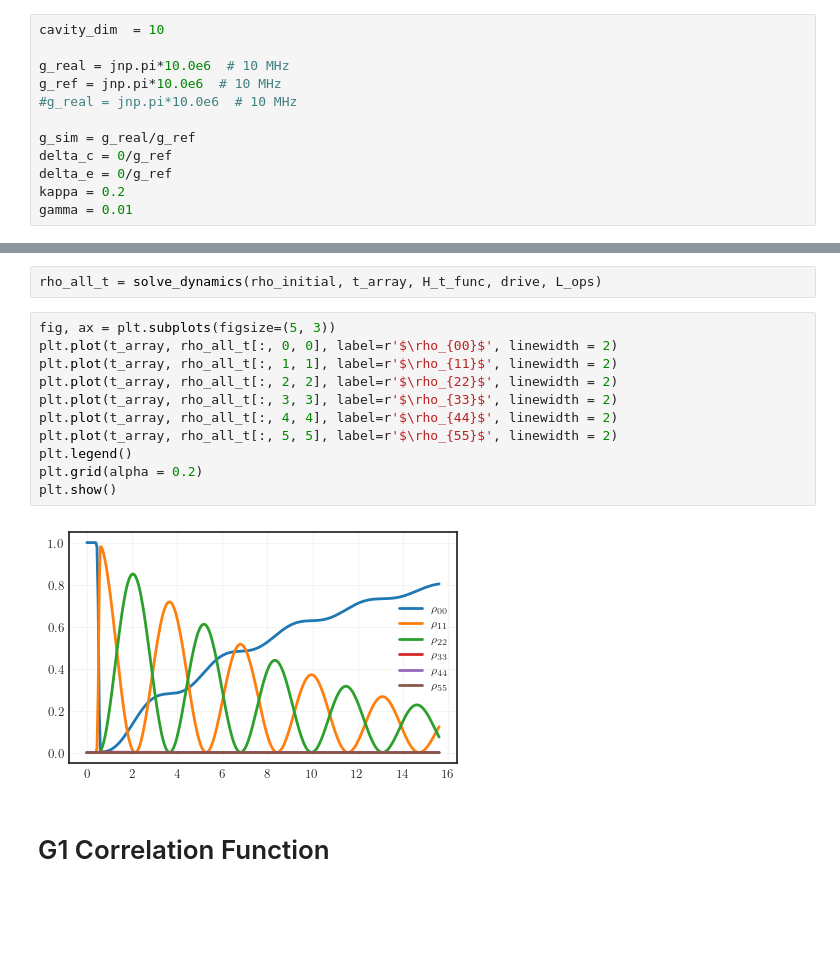
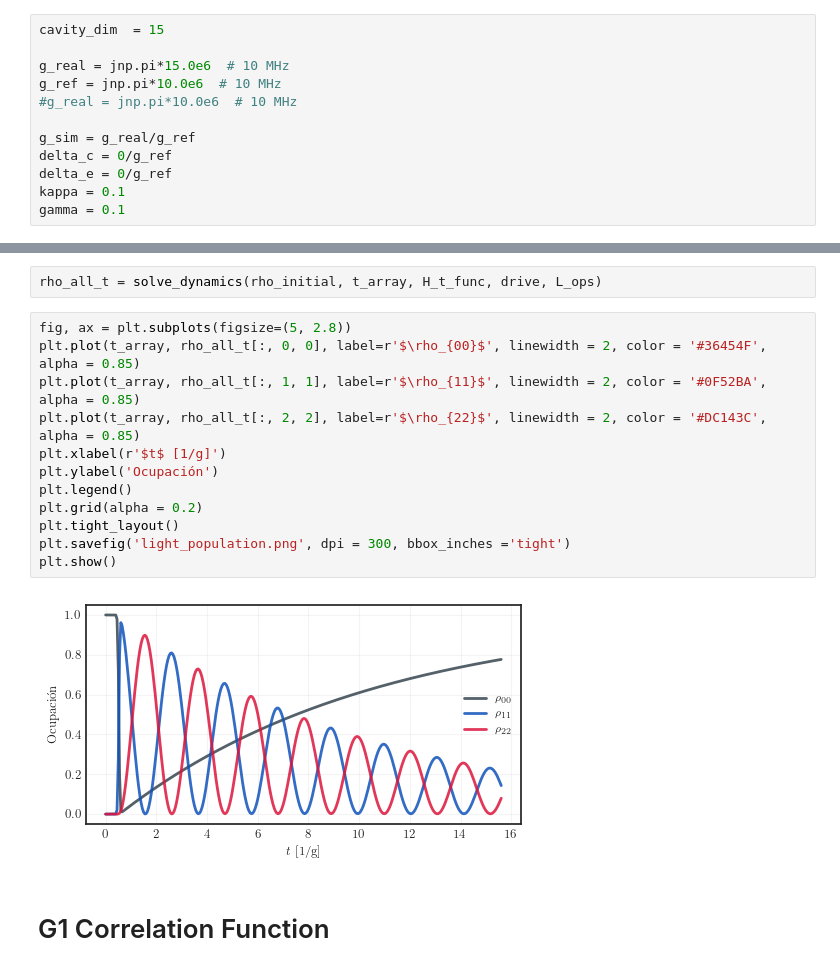
Before and after one commit to juardilag/Pulsed-cQED, a Jupyter notebook: test.ipynb, the cells around one changed output, grey strips where cells are left out. Drawn from its saved outputs; the diff is of its cells as text; blank space fills up the shorter version.

Commit message:
new graphs

```diff
--- a/test.ipynb
+++ b/test.ipynb
@@ -21,17 +21,17 @@ tex_fonts = {
 plt.style.use('seaborn-v0_8-white')
 plt.rcParams.update(tex_fonts)
 # %%
-cavity_dim  = 10
+cavity_dim  = 15
 
-g_real = jnp.pi*10.0e6  # 10 MHz
+g_real = jnp.pi*15.0e6  # 10 MHz
 g_ref = jnp.pi*10.0e6  # 10 MHz
 #g_real = jnp.pi*10.0e6  # 10 MHz
 
 g_sim = g_real/g_ref
 delta_c = 0/g_ref
 delta_e = 0/g_ref
-kappa = 0.2
-gamma = 0.01
+kappa = 0.1
+gamma = 0.1
 # %% [markdown]
 # Pulse Definition
 # %%
@@ -83,18 +83,19 @@ L_ops = [L1, L2]
 # %%
 rho_all_t = solve_dynamics(rho_initial, t_array, H_t_func, drive, L_ops)
 # %%
-fig, ax = plt.subplots(figsize=(5, 3))
-plt.plot(t_array, rho_all_t[:, 0, 0], label=r'$\rho_{00}$', linewidth = 2)
-plt.plot(t_array, rho_all_t[:, 1, 1], label=r'$\rho_{11}$', linewidth = 2)
-plt.plot(t_array, rho_all_t[:, 2, 2], label=r'$\rho_{22}$', linewidth = 2)
-plt.plot(t_array, rho_all_t[:, 3, 3], label=r'$\rho_{33}$', linewidth = 2)
-plt.plot(t_array, rho_all_t[:, 4, 4], label=r'$\rho_{44}$', linewidth = 2)
-plt.plot(t_array, rho_all_t[:, 5, 5], label=r'$\rho_{55}$', linewidth = 2)
+fig, ax = plt.subplots(figsize=(5, 2.8))
+plt.plot(t_array, rho_all_t[:, 0, 0], label=r'$\rho_{00}$', linewidth = 2, color = '#36454F', alpha = 0.85)
+plt.plot(t_array, rho_all_t[:, 1, 1], label=r'$\rho_{11}$', linewidth = 2, color = '#0F52BA', alpha = 0.85)
+plt.plot(t_array, rho_all_t[:, 2, 2], label=r'$\rho_{22}$', linewidth = 2, color = '#DC143C', alpha = 0.85)
+plt.xlabel(r'$t$ [1/g]')
+plt.ylabel('Ocupación')
 plt.legend()
 plt.grid(alpha = 0.2)
+plt.tight_layout()
+plt.savefig('light_population.png', dpi = 300, bbox_inches ='tight')
 plt.show()
 # %% [output]
-[figure, old version]
+[figure, new version]
 # %% [markdown]
 # G1 Correlation Function
 # %%
```
Also changed, not shown: parts of 5 cells of this notebook, 1 other file.
